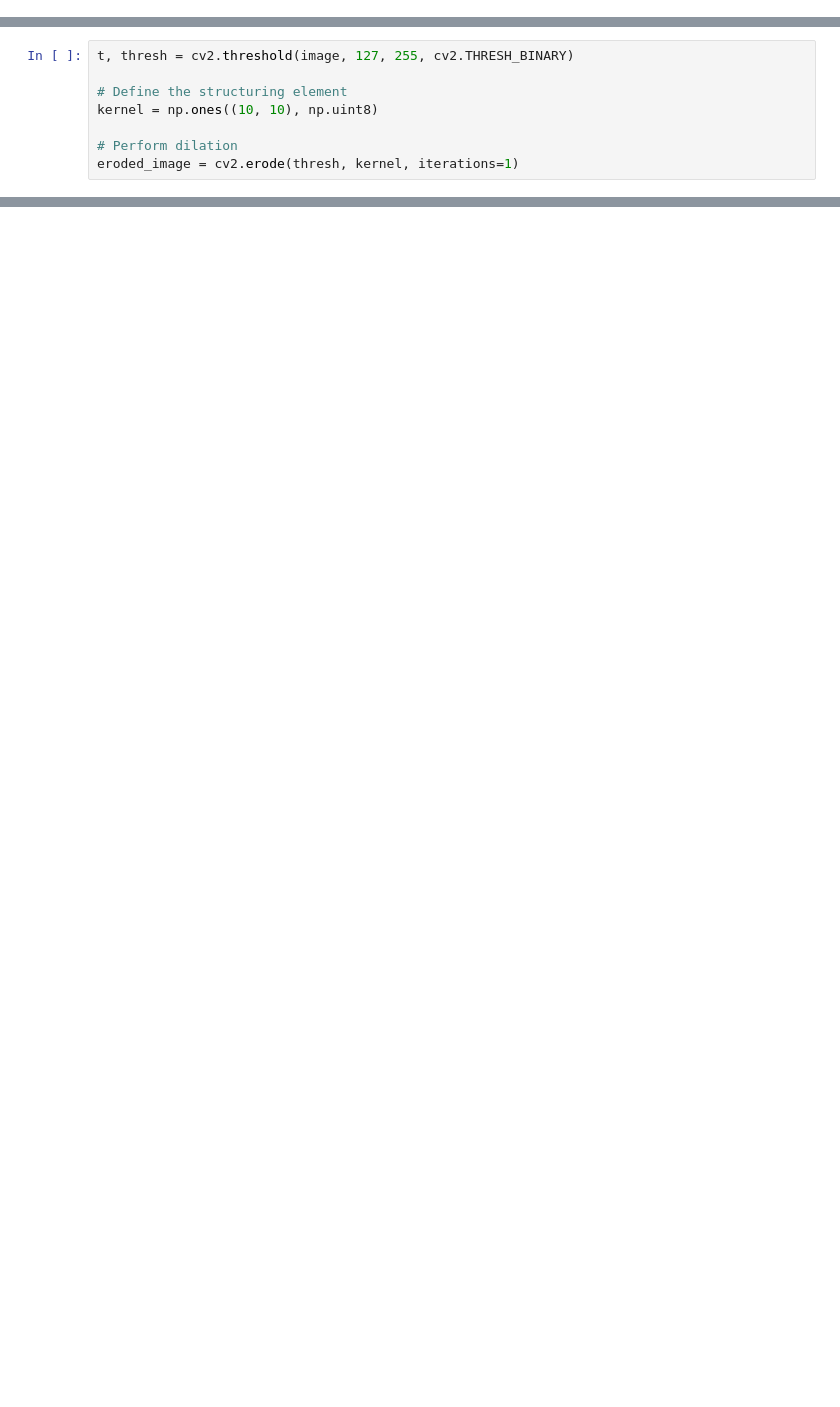
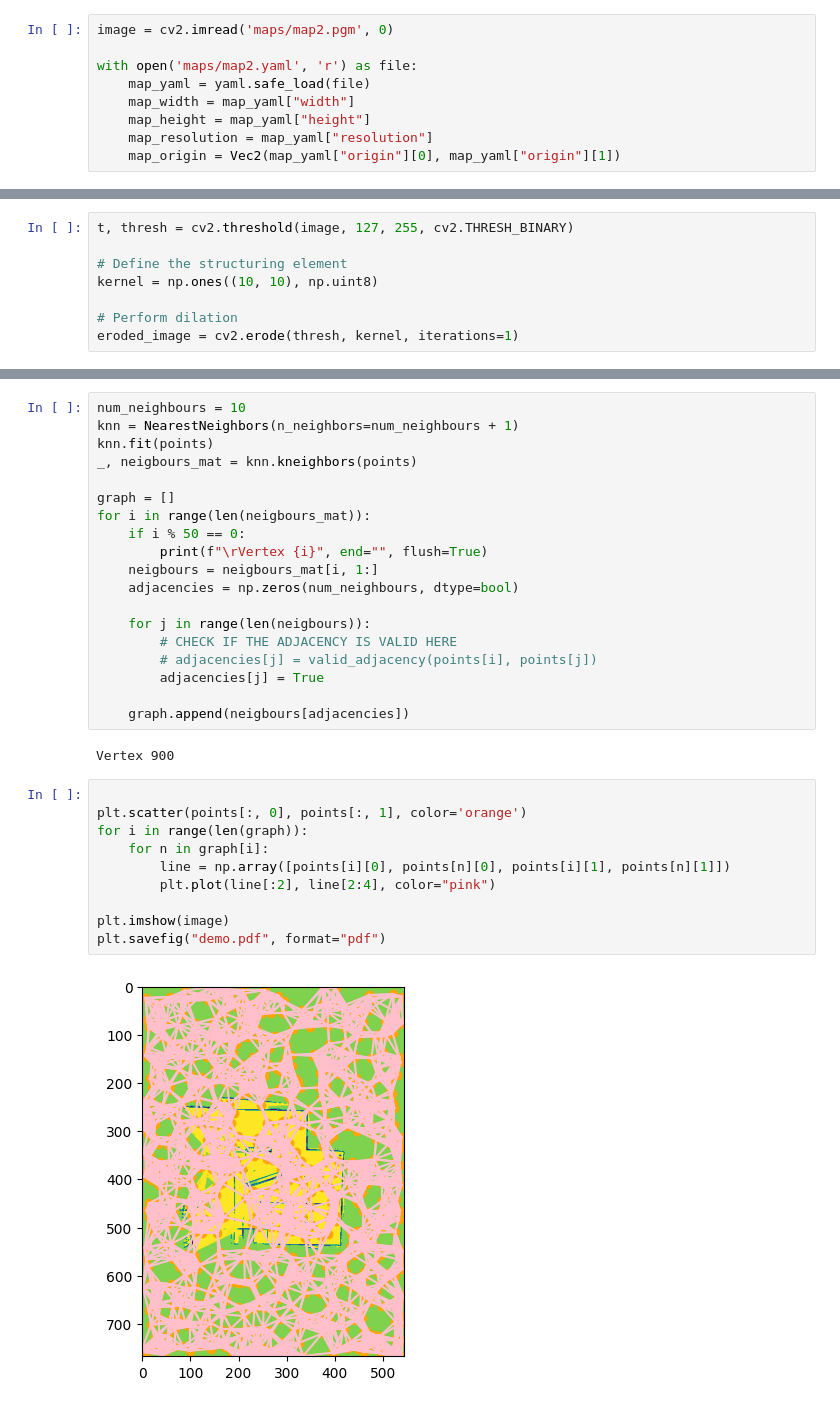
Before and after one commit to orwellian225/robotics-survbot, a Jupyter notebook: process_map.ipynb, the cells around one changed output, grey strips where cells are left out. Drawn from its saved outputs; the diff is of its cells as text; blank space fills up the shorter version.

```diff
--- a/process_map.ipynb
+++ b/process_map.ipynb
@@ -7,3 +8,12 @@ image = cv2.imread('maps/map2.pgm', 0)
+# %%
+image = cv2.imread('maps/map2.pgm', 0)
+
+with open('maps/map2.yaml', 'r') as file:
+    map_yaml = yaml.safe_load(file)
+    map_width = map_yaml["width"]
+    map_height = map_yaml["height"]
+    map_resolution = map_yaml["resolution"]
+    map_origin = Vec2(map_yaml["origin"][0], map_yaml["origin"][1])
 # %%
 plt.imshow(image, cmap='gray')
 plt.show()
@@ -46,0 +105,33 @@ np.savetxt("mapArr.txt", new_image, delimiter =",",fmt='%d')
+# %%
+num_neighbours = 10
+knn = NearestNeighbors(n_neighbors=num_neighbours + 1)
+knn.fit(points)
+_, neigbours_mat = knn.kneighbors(points)
+
+graph = []
+for i in range(len(neigbours_mat)):
+    if i % 50 == 0:
+        print(f"\rVertex {i}", end="", flush=True)
+    neigbours = neigbours_mat[i, 1:]
+    adjacencies = np.zeros(num_neighbours, dtype=bool)
+
+    for j in range(len(neigbours)):
+        # CHECK IF THE ADJACENCY IS VALID HERE
+        # adjacencies[j] = valid_adjacency(points[i], points[j])
+        adjacencies[j] = True
+
+    graph.append(neigbours[adjacencies])
+# %% [output]
+Vertex 900
+# %%
+
+plt.scatter(points[:, 0], points[:, 1], color='orange')
+for i in range(len(graph)):
+    for n in graph[i]:
+        line = np.array([points[i][0], points[n][0], points[i][1], points[n][1]])
+        plt.plot(line[:2], line[2:4], color="pink")
+
+plt.imshow(image)
+plt.savefig("demo.pdf", format="pdf")
+# %% [output]
+[figure, added]
```
Also changed, not shown: parts of 9 cells of this notebook, 1 other file.
